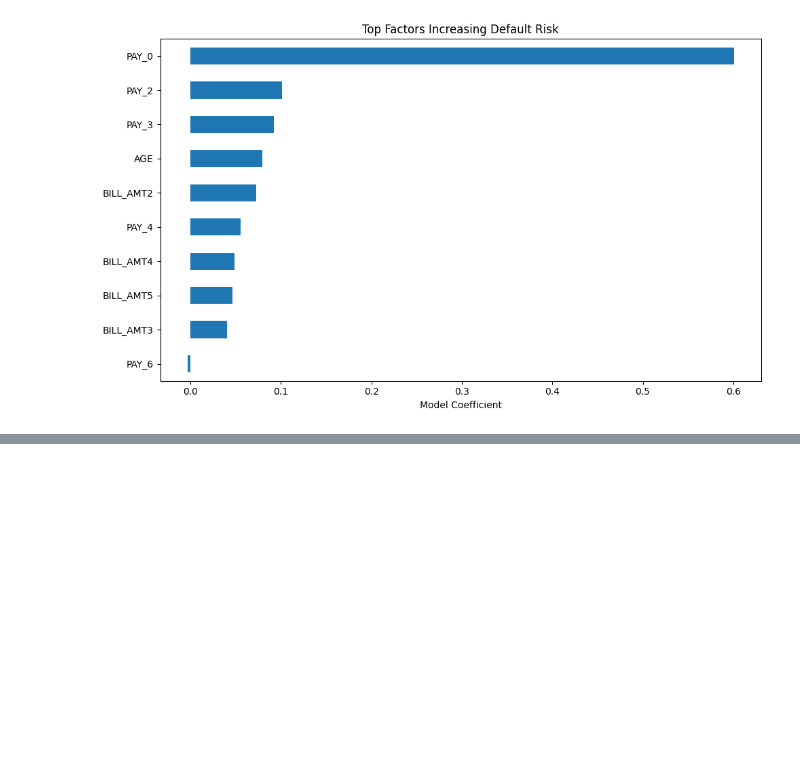
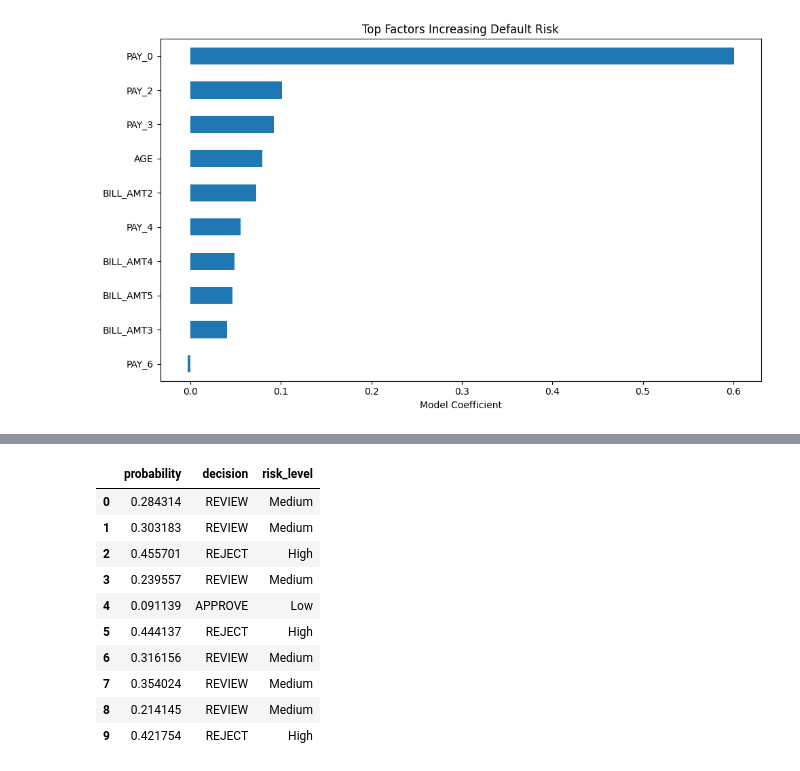
Before and after one commit to ricardoserodio/credit-risk-prediction, a Jupyter notebook: credit_risk_prediction.ipynb, the cells around one changed output, grey strips where cells are left out. Drawn from its saved outputs; the diff is of its cells as text; code cells hidden in the pictures; blank space fills up the shorter version.

```diff
--- a/credit_risk_prediction.ipynb
+++ b/credit_risk_prediction.ipynb
@@ -123,0 +148,18 @@ dtype: float64
+# %%
+results["risk_level"] = results["probability"].apply(
+    lambda x: "Low" if x < 0.2 else "Medium" if x < 0.4 else "High"
+)
+
+results.head(10)
+# %% [output]
+|  | probability | decision | risk_level |
+| 0 | 0.284314 | REVIEW | Medium |
+| 1 | 0.303183 | REVIEW | Medium |
+| 2 | 0.455701 | REJECT | High |
+| 3 | 0.239557 | REVIEW | Medium |
+| 4 | 0.091139 | APPROVE | Low |
+| 5 | 0.444137 | REJECT | High |
+| 6 | 0.316156 | REVIEW | Medium |
+| 7 | 0.354024 | REVIEW | Medium |
+| 8 | 0.214145 | REVIEW | Medium |
+| 9 | 0.421754 | REJECT | High |
```
Also changed, not shown: parts of 8 cells of this notebook.
